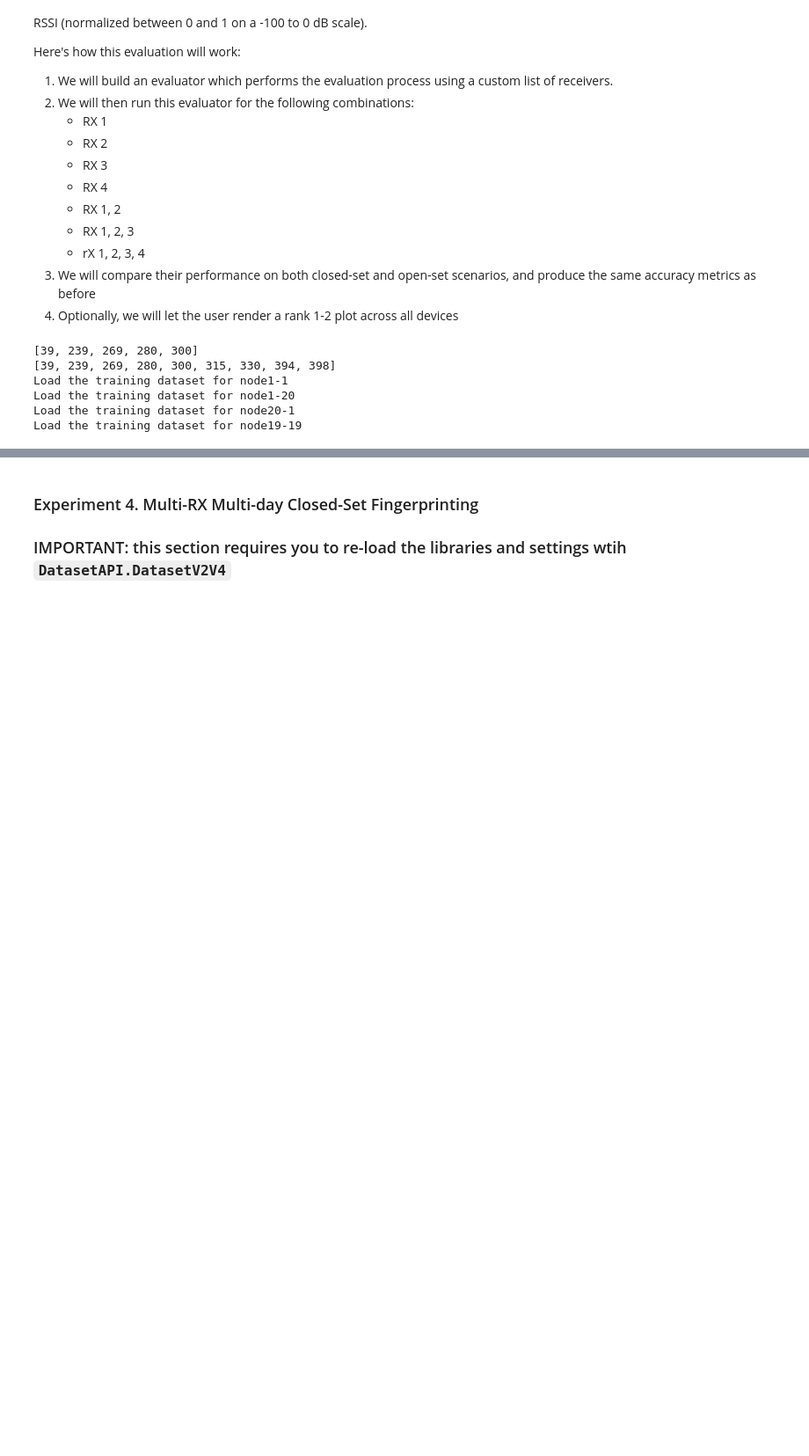
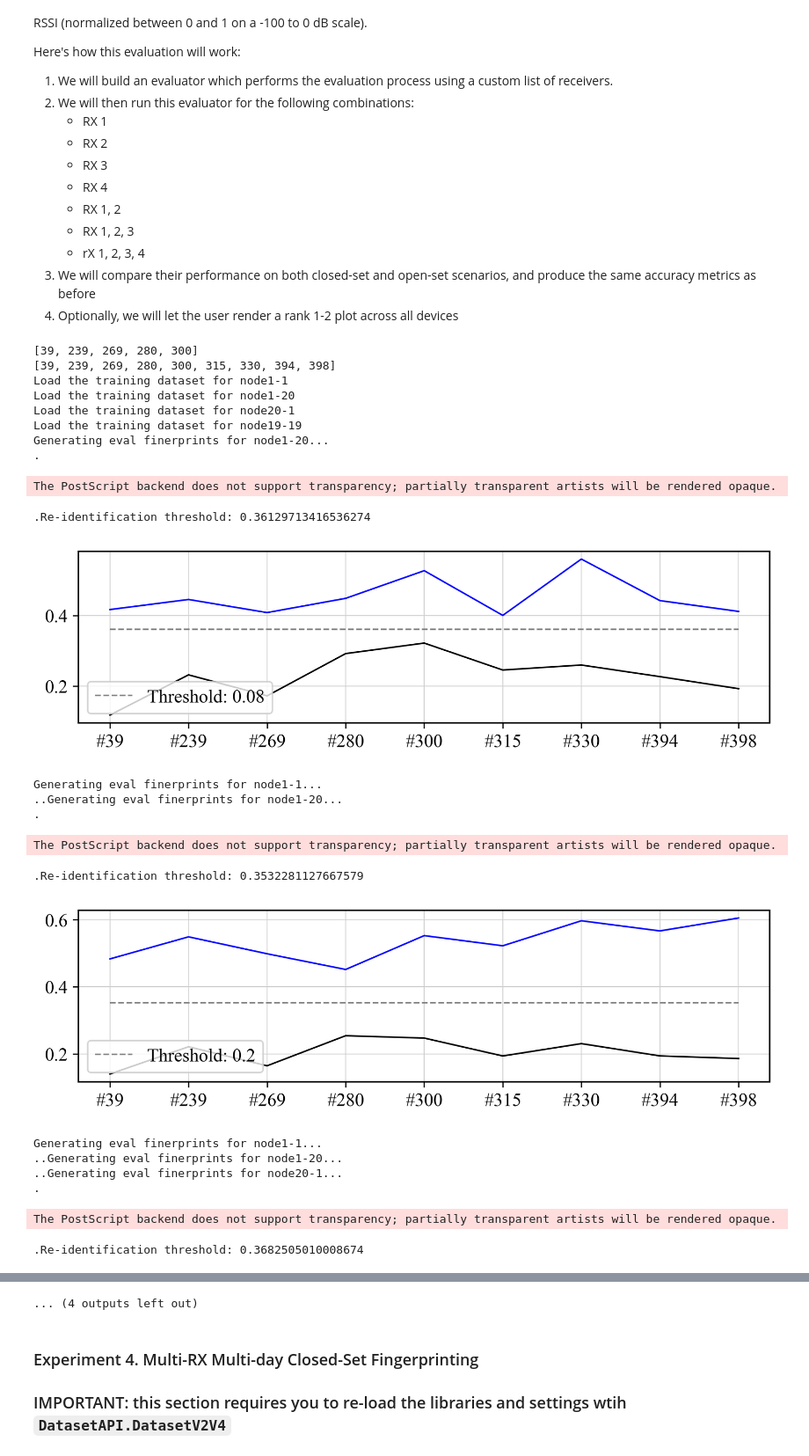
Before and after one commit to C2A2-at-Florida-Atlantic-University/AODT_RFFI, a Jupyter notebook: fingerprinting/mobrffi_extractor_demo.ipynb, the cells around one changed output, grey strips where cells are left out. Shown at 88% size. Drawn from its saved outputs; the diff is of its cells as text; code cells hidden in the pictures; blank space fills up the shorter version.

```diff
--- a/fingerprinting/mobrffi_extractor_demo.ipynb
+++ b/fingerprinting/mobrffi_extractor_demo.ipynb
@@ -335,7 +343,7 @@ apply_noise = False
 epoch_idx_enroll = 0
 epoch_idx_identify = 1
 
-frame_count_enroll = frame_count_identify = 100
+frame_count_enroll = frame_count_identify = 50
 
 models = {}
 data_epochs_1 = {}
@@ -397,30 +405,47 @@ fp_distances_2 = eval_api.evaluate_temporal_stability(
     epochs_override=epochs,
     fig_path = ROOT_DIRECTORY,
     render_heatmaps=False,
     render_temp_stability=False,
     rank_dist_fig_file='fp_rank_12.eps')
 
 fp_distances_3 = eval_api.evaluate_temporal_stability(
     models, RX_NODES[0:3],
     identify_device_idx,
     epochs_override=epochs,
     fig_path = ROOT_DIRECTORY,
     render_heatmaps=False,
     render_temp_stability=False,
     rank_dist_fig_file='fp_rank_123.eps')
 
 fp_distances_4 = eval_api.evaluate_temporal_stability(
     models, RX_NODES[0:4],
     identify_device_idx,
     epochs_override=epochs,
     fig_path = ROOT_DIRECTORY,
     render_heatmaps=False,
     render_temp_stability=False,
     rank_dist_fig_file='fp_rank_1234.eps')
 # %% [output]
 [39, 239, 269, 280, 300]
 [39, 239, 269, 280, 300, 315, 330, 394, 398]
 Load the training dataset for node1-1
 Load the training dataset for node1-20
 Load the training dataset for node20-1
 Load the training dataset for node19-19
+Generating eval finerprints for node1-20...
+.
+The PostScript backend does not support transparency; partially transparent artists will be rendered opaque.
+.Re-identification threshold: 0.36129713416536274
+[figure, added]
+Generating eval finerprints for node1-1...
+..Generating eval finerprints for node1-20...
+.
+The PostScript backend does not support transparency; partially transparent artists will be rendered opaque.
+.Re-identification threshold: 0.3532281127667579
+[figure, added]
+Generating eval finerprints for node1-1...
+..Generating eval finerprints for node1-20...
+..Generating eval finerprints for node20-1...
+.
+The PostScript backend does not support transparency; partially transparent artists will be rendered opaque.
+.Re-identification threshold: 0.3682505010008674
@@ -427,3 +453,4 @@ Load the training dataset for node19-19
+... (4 outputs left out)
 # %% [markdown]
 ### Experiment 4. Multi-RX Multi-day Closed-Set Fingerprinting
 
```
Also changed, not shown: parts of 9 cells of this notebook, 9 other files.
